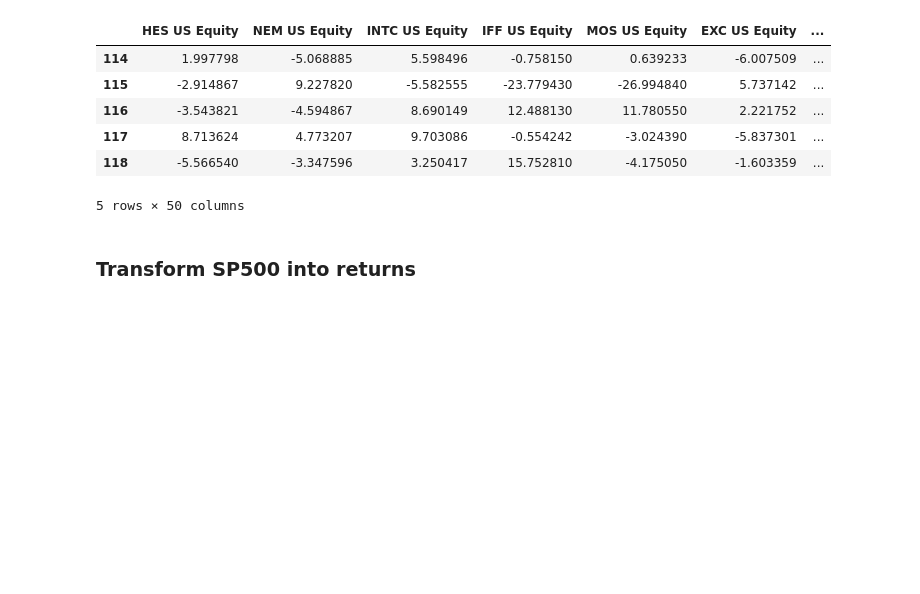
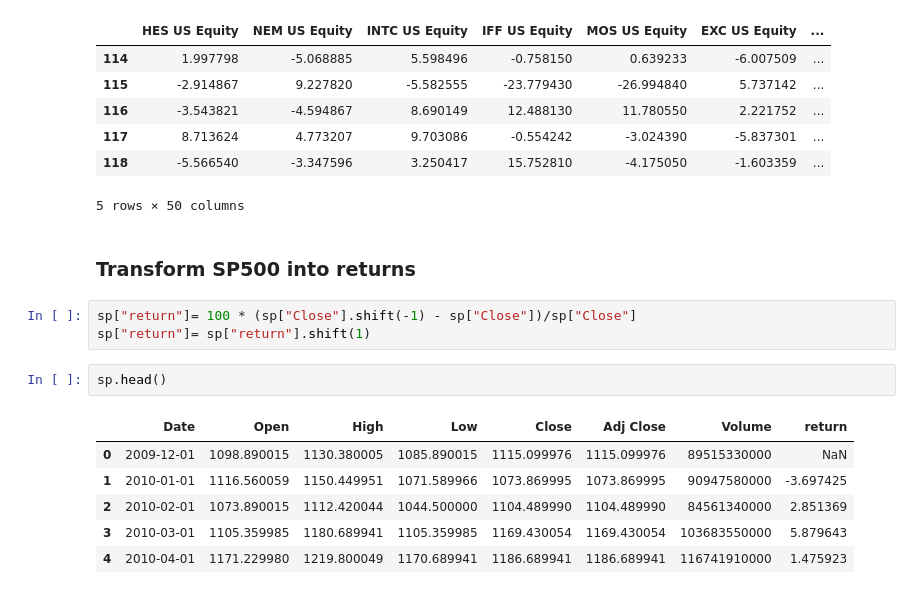
Before and after one commit to gerileka/machine_learning_portfolio, a Jupyter notebook: src/pack_portfolio.ipynb, the cells around one changed output. Drawn from its saved outputs; the diff is of its cells as text; blank space fills up the shorter version.

```diff
--- a/src/pack_portfolio.ipynb
+++ b/src/pack_portfolio.ipynb
@@ -217,3 +217,15 @@ data.tail()
 5 rows × 50 columns
 # %% [markdown]
 ### Transform SP500 into returns
+# %%
+sp["return"]= 100 * (sp["Close"].shift(-1) - sp["Close"])/sp["Close"]
+sp["return"]= sp["return"].shift(1)
+# %%
+sp.head()
+# %% [output]
+|  | Date | Open | High | Low | Close | Adj Close | Volume | return |
+| 0 | 2009-12-01 | 1098.890015 | 1130.380005 | 1085.890015 | 1115.099976 | 1115.099976 | 89515330000 | NaN |
+| 1 | 2010-01-01 | 1116.560059 | 1150.449951 | 1071.589966 | 1073.869995 | 1073.869995 | 90947580000 | -3.697425 |
+| 2 | 2010-02-01 | 1073.890015 | 1112.420044 | 1044.500000 | 1104.489990 | 1104.489990 | 84561340000 | 2.851369 |
+| 3 | 2010-03-01 | 1105.359985 | 1180.689941 | 1105.359985 | 1169.430054 | 1169.430054 | 103683550000 | 5.879643 |
+| 4 | 2010-04-01 | 1171.229980 | 1219.800049 | 1170.689941 | 1186.689941 | 1186.689941 | 116741910000 | 1.475923 |
```
Also changed, not shown: parts of 3 cells of this notebook, 1 other file.
